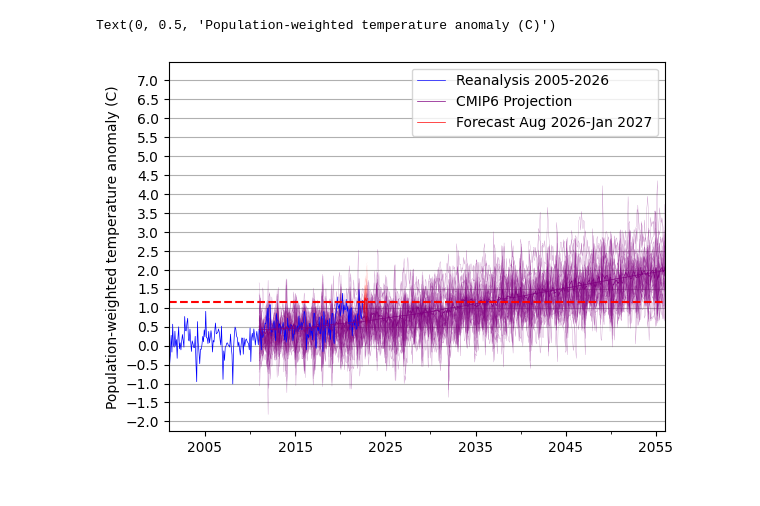
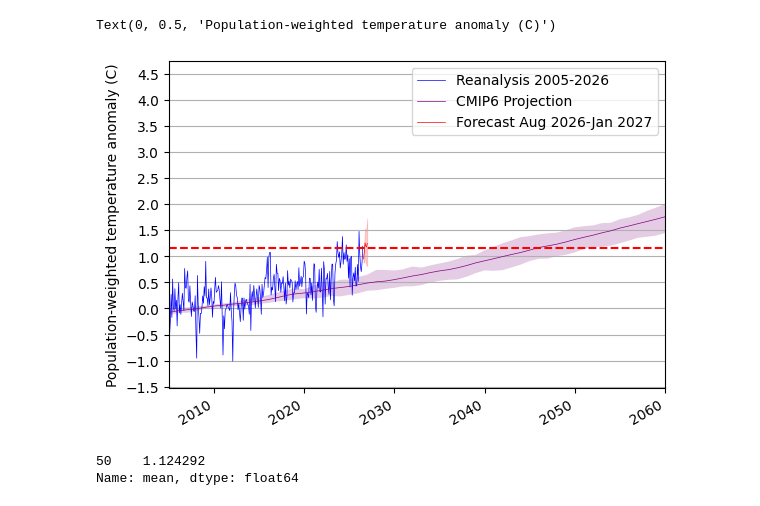
Before and after one commit to ezuetell/poreallas, a Jupyter notebook: analysis/u10p_timeseries_anomaly_cmip.ipynb, the cells around one changed output. Saved outputs shown, nothing was run; the diff lists cells and outputs as text; code cells hidden in the pictures.

Commit message:
Clean csv generation and plotting

```diff
--- a/analysis/u10p_timeseries_anomaly_cmip.ipynb
+++ b/analysis/u10p_timeseries_anomaly_cmip.ipynb
@@ -36,0 +5,5 @@ df_merged = era5.merge(forecast_mean, on='date', how='outer').merge(cmip6_means,
+# %%
+#Combined CMIP6 Hist+Proj Mean, 17th/83rd quantile
+cmip6_members = pd.read_csv("/home/emily_zuetell/projects/poreallas/analysis/pop_weighted_anomaly_cmip6_members_proj.csv")
+#Convert year to datetime
+cmip6_members['date'] = pd.to_datetime(cmip6_members['time'], format='%Y')
@@ -36,0 +18,35 @@ df_merged = era5.merge(forecast_mean, on='date', how='outer').merge(cmip6_means,
+# %%
+#Monthly forecast Mean, 17th/83rd quantile
+forecast = pd.read_csv("/home/emily_zuetell/projects/poreallas/analysis/pop_weighted_anomaly_forecast_members.csv")
+#Select only 6 months
+forecast = forecast[forecast['month'].isin([8, 9, 10, 11, 12, 1])]
+#Convert time to datetime
+forecast['date'] = pd.to_datetime(forecast['time'])
+# %%
+fig, ax = plt.subplots()
+cmip6_p17 = cmip6_members['lower']
+cmip6_p83 = cmip6_members['upper']
+
+
+era5.plot(x = 'date', y = 'era5_anomaly', linewidth = .5, color = 'blue', ax = ax, label = "Reanalysis 2005-2026", x_compat=True)
+#CMIP6 mean and shaded likely range
+cmip6_members.plot(x = 'date', y = 'mean', linewidth = .5, color = 'purple', ax = ax, label = "CMIP6 Projection")
+ax.fill_between(cmip6_members['date'].to_numpy(), cmip6_p17.to_numpy(), cmip6_p83.to_numpy(), color='purple', alpha=0.2, linewidth=0)
+#Forecast mean and shaded likely range
+forecast.plot(x = 'date', y = 'mean', linewidth = .5, color = 'red', ax = ax, label = "Forecast Aug 2026-Jan 2027")
+ax.fill_between(forecast['date'].to_numpy(), forecast['lower'].to_numpy(), forecast['upper'].to_numpy(), color='red', alpha=0.2, linewidth=.5)
+#Forecast average
+plt.axhline(forecast['mean'].mean(), color = 'red', linestyle = "--")
+
+#Align X-Axis
+ax.xaxis.set_major_locator(mdates.YearLocator(10, month=1, day=1))
+ax.xaxis.set_major_formatter(mdates.DateFormatter('%Y'))
+ax.set_xlim(pd.to_datetime('2005-01-01'), pd.to_datetime('2060-01-01'))
+ax.set_xlabel("")
+
+ax.grid(axis='y')
+ax.yaxis.set_major_locator(plt.MultipleLocator(0.5))
+ax.set_ylabel("Population-weighted temperature anomaly (C)")
+# %% [output]
+Text(0, 0.5, 'Population-weighted temperature anomaly (C)')
+[figure, added]
@@ -39,23 +74,7 @@ df_merged.to_csv('cmip_timeseries_wide_members.csv')
-# %%
-fig, ax = plt.subplots()
-cmip6_wide.plot.line(x='date', color = 'purple', alpha = 0.5, linewidth = 0.2, ax = ax, legend = False)
-
-era5.plot(x = 'date', y = 'era5_anomaly', linewidth = .5, color = 'blue', ax = ax, label = "Reanalysis 2005-2026")
-cmip6_mean.plot(x = 'date', y = 'cmip6_mean', linewidth = .5, color = 'purple', ax = ax, legend = False)
-cmip6_rolling.plot(x = 'date', y = 'cmip6_10yr_rolling_mean', linewidth = .5, color = 'purple', ax = ax, label = "CMIP6 Projection")
-
-forecast_wide.plot.line(x='date', color = 'red', alpha = 0.1, linewidth = 0.2, ax = ax, legend = False)
-forecast_mean.plot(x = 'date', y = 'forecast_mean', linewidth = .5, color = 'red', ax = ax, label = "Forecast Aug 2026-Jan 2027")
-plt.axhline(forecast_6mo_mean['forecast_mean'], color = 'red', linestyle = "--")
-
-ax.set_xticklabels(range(2005, 2061, 10))
-ax.set_xlim(pd.to_datetime('2005-01-01'), pd.to_datetime('2060-01-01'))
-ax.set_xlabel("")
-
-#ax.set_ylim(-1, 2.5)
-ax.grid(axis='y')
-ax.yaxis.set_major_locator(plt.MultipleLocator(0.5))
-ax.set_ylabel("Population-weighted temperature anomaly (C)")
-# %% [output]
-Text(0, 0.5, 'Population-weighted temperature anomaly (C)')
-[figure, removed]
+# %%
+#Check forecast year
+print(forecast_6mo_mean['forecast_mean'])
+print(cmip6_members['mean'][cmip6_members['time']==2045])
+# %% [output]
+50    1.124292
+Name: mean, dtype: float64
```
Also changed, not shown: parts of 6 cells of this notebook.
